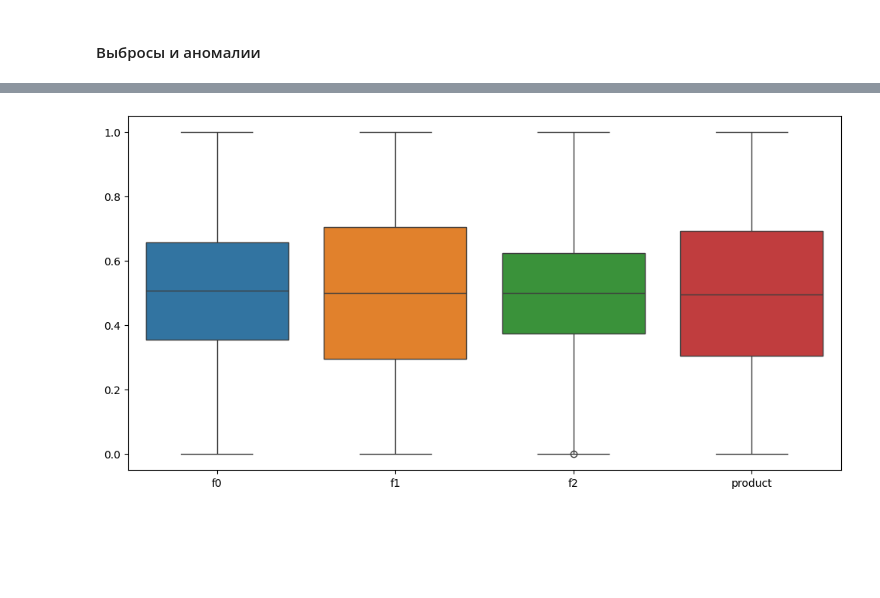
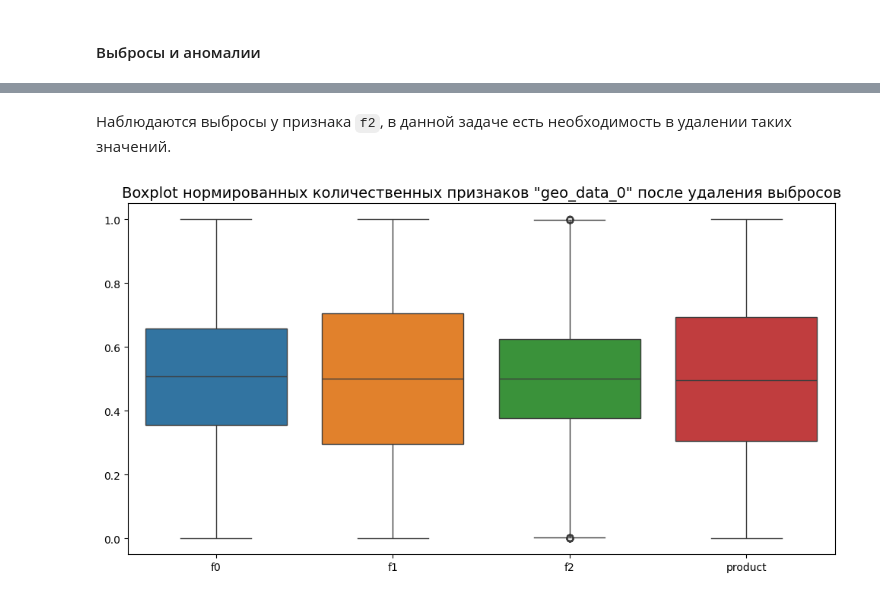
Before and after one commit to serguntsov/geo_well_ml, a Jupyter notebook: where_to_drill_a_well.ipynb, the cells around one changed output, grey strips where cells are left out. Drawn from its saved outputs; the diff is of its cells as text; code cells hidden in the pictures; blank space fills up the shorter version.

```diff
--- a/where_to_drill_a_well.ipynb
+++ b/where_to_drill_a_well.ipynb
@@ -269,13 +270,8 @@ plt.show()
+# %% [markdown]
+Наблюдаются выбросы у признака `f2`, в данной задаче есть необходимость в удалении таких значений.
 # %%
 get_emission_free(geo_data_0)
-# СДЕЛАТЬ ДЕКОРАТОР!
-# БОКСПЛОТ -> УДАЛЕНИЕ ВЫБРОСОВ -> БОКСПЛОТ
+plt.title('Boxplot нормированных количественных признаков "geo_data_0" после удаления выбросов', fontsize=14)
+plt.show()
+# %% [output]
+[figure, added]
-# %%
-IQR = geo_data_0['f2'].quantile(0.75) - geo_data_0['f2'].quantile(0.25)
-min_f2 = geo_data_0['f2'].quantile(0.25) - 1.5 * IQR
-max_f2 = geo_data_0['f2'].quantile(0.75) + 1.5 * IQR
-
-
-plt_boxplot_scaler(geo_data_0.query('f2 >= @min_f2').query('f2 <= @max_f2'))
-# %% [output]
-[figure, removed]
```
Also changed, not shown: parts of 22 cells of this notebook.
